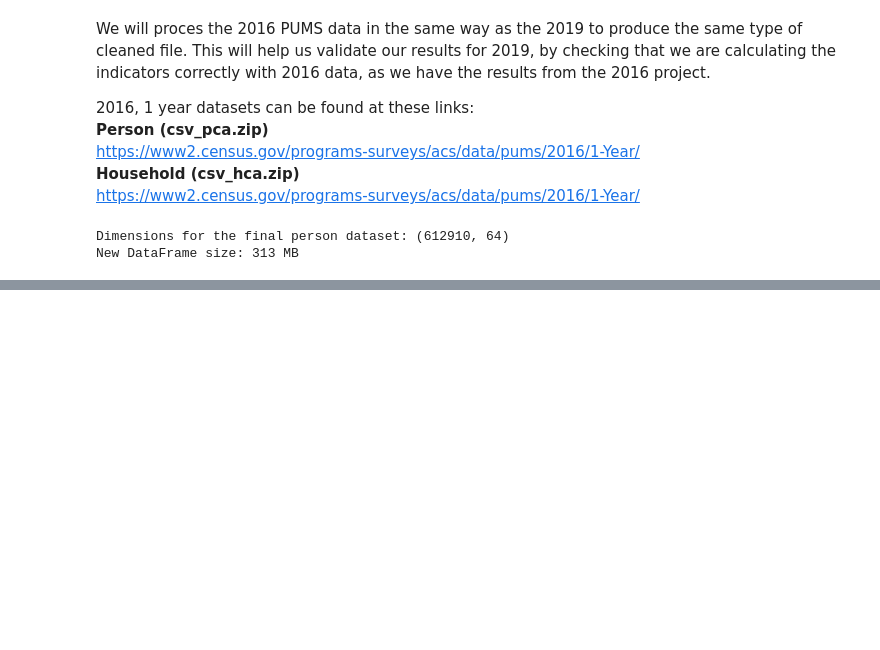
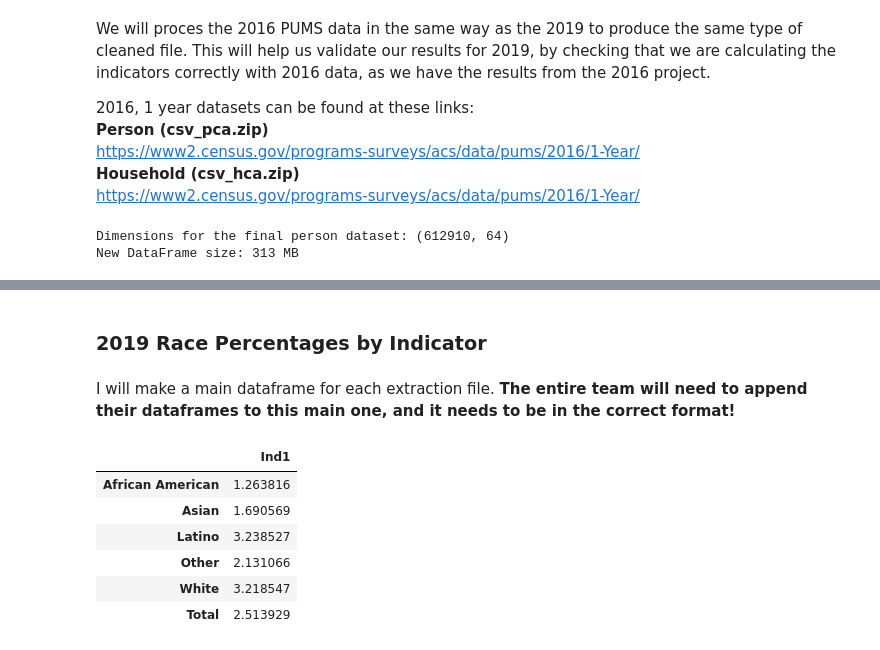
Before and after one commit to jaimev408/Oakland_RE_Indicators, a Jupyter notebook: ORE Main.ipynb, the cells around one changed output, grey strips where cells are left out. Saved outputs shown, nothing was run; the diff lists cells and outputs as text; code cells hidden in the pictures; blank space fills up the shorter version.

```diff
--- a/ORE Main.ipynb
+++ b/ORE Main.ipynb
@@ -319,0 +280,4 @@ Name: RACE, dtype: float64
+# %% [markdown]
+### 2019 Race Percentages by Indicator
+# %% [markdown]
+I will make a main dataframe for each extraction file. <b>The entire team will need to append their dataframes to this main one, and it needs to be in the correct format!</b>
@@ -319,0 +295,11 @@ Name: RACE, dtype: float64
+# %%
+table2019 = pd.DataFrame(ind1_19, columns = ["Ind1"])
+table2019
+# %% [output]
+|  | Ind1 |
+| African American | 1.263816 |
+| Asian | 1.690569 |
+| Latino | 3.238527 |
+| Other | 2.131066 |
+| White | 3.218547 |
+| Total | 2.513929 |
```
Also changed, not shown: parts of 40 cells of this notebook.
